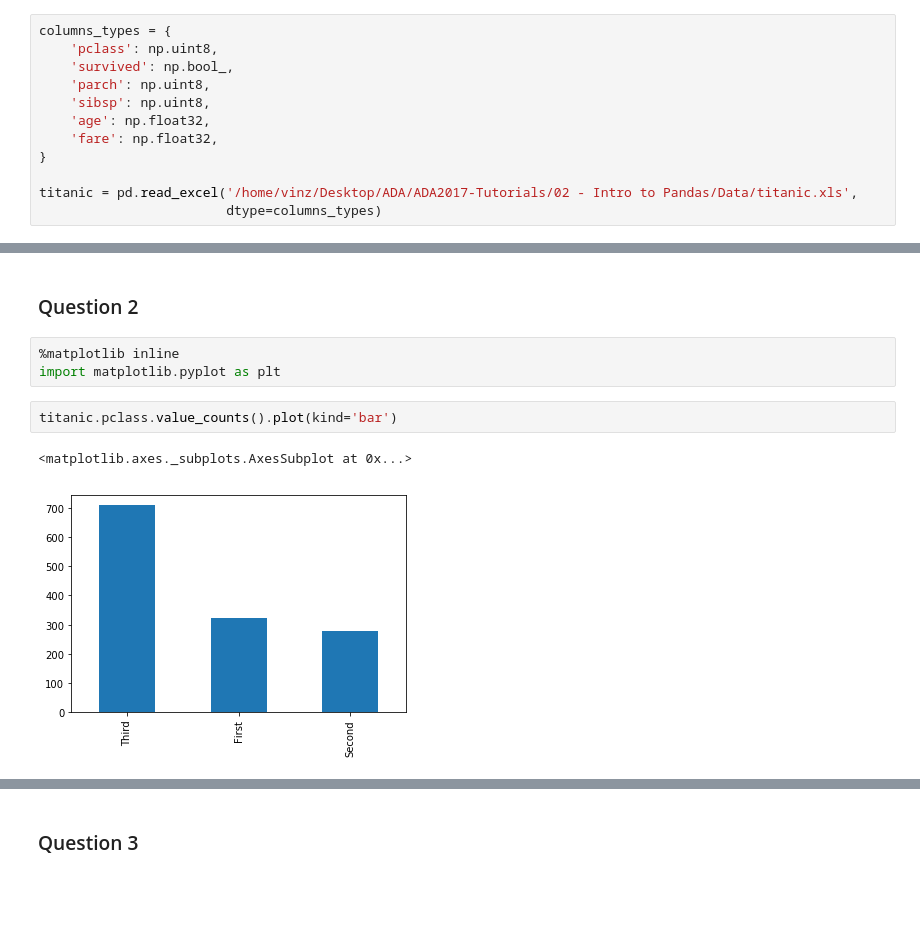
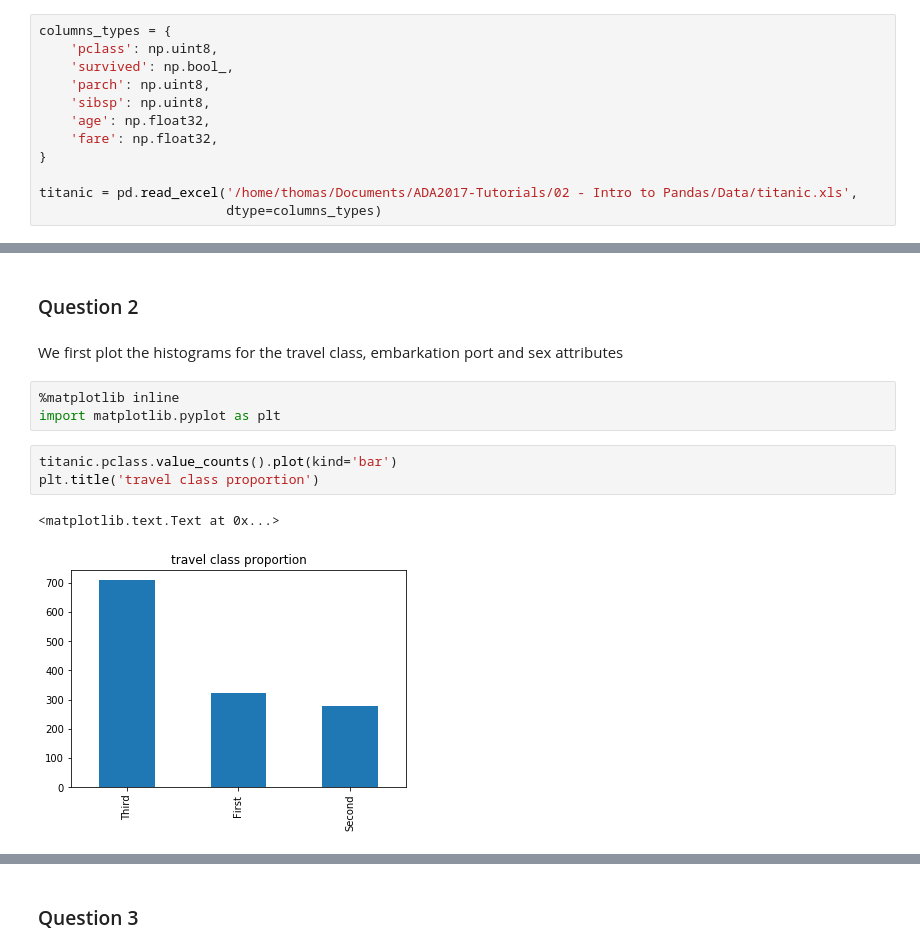
Before and after one commit to vincenzobaz/VBTALL-ADA2017, a Jupyter notebook: Homework 1.ipynb, the cells around one changed output, grey strips where cells are left out. Saved outputs shown, nothing was run; the diff lists cells and outputs as text; blank space fills up the shorter version.

```diff
--- a/Homework 1.ipynb
+++ b/Homework 1.ipynb
@@ -88,5 +88,5 @@ columns_types = {
     'fare': np.float32,
 }
 
-titanic = pd.read_excel('/home/vinz/Desktop/ADA/ADA2017-Tutorials/02 - Intro to Pandas/Data/titanic.xls',
+titanic = pd.read_excel('/home/thomas/Documents/ADA2017-Tutorials/02 - Intro to Pandas/Data/titanic.xls',
                         dtype=columns_types)
@@ -143,13 +147,16 @@ titanic[['age', 'sibsp', 'parch', 'fare']].describe().transpose()[['min', 'max']
 | fare | 0.0000 | 512.329224 |
 # %% [markdown]
 ### Question 2
+# %% [markdown]
+We first plot the histograms for the travel class, embarkation port and sex attributes
 # %%
 %matplotlib inline
 import matplotlib.pyplot as plt
 # %%
 titanic.pclass.value_counts().plot(kind='bar')
+plt.title('travel class proportion')
 # %% [output]
-<matplotlib.axes._subplots.AxesSubplot at 0x...>
+<matplotlib.text.Text at 0x...>
-[figure, old version]
+[figure, new version]
 # %%
 titanic.embarked.value_counts().plot(kind='bar')
```
Also changed, not shown: parts of 22 cells of this notebook.
